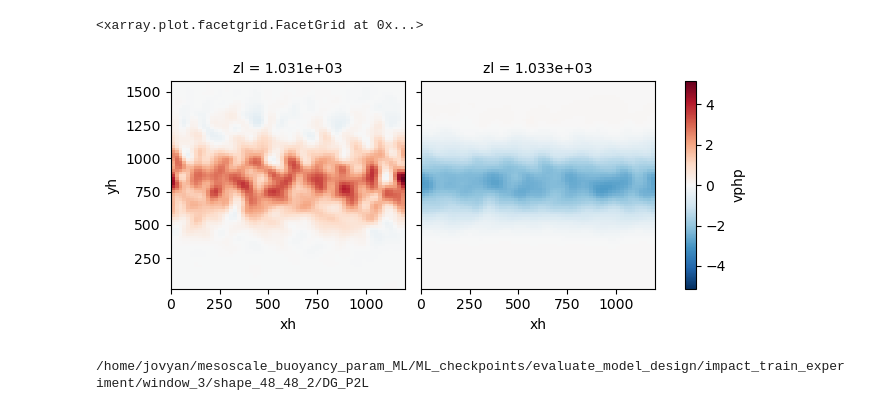
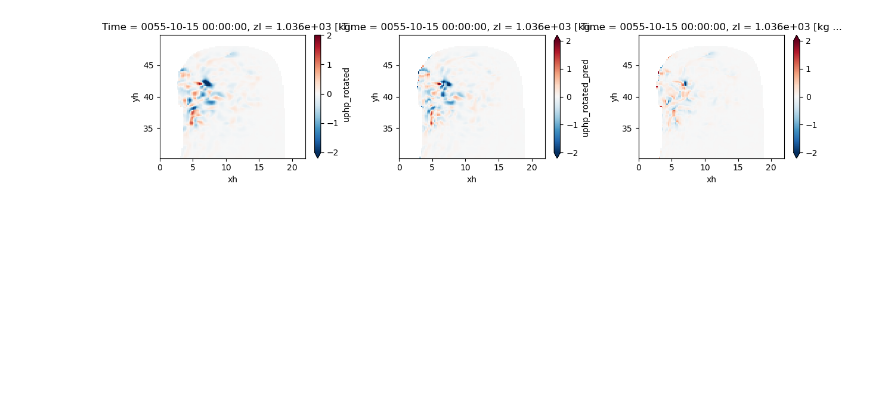
Before and after one commit to dhruvbalwada/mesoscale_buoyancy_param_ML, a Jupyter notebook: offline_analysis/bulk_skill/bulk_properties_prediction_skill.ipynb, the cells around one changed output. Cells and saved outputs as stored; diff of their text form; code cells hidden in the pictures; blank space fills up the shorter version.

Commit message:
pointwise skill metric plots

```diff
--- a/offline_analysis/bulk_skill/bulk_properties_prediction_skill.ipynb
+++ b/offline_analysis/bulk_skill/bulk_properties_prediction_skill.ipynb
@@ -23,10 +23,10 @@ import evaluation
 # %%
 # We need one place to save all the experiment relevant info.
 experiment_config= {#'simulation_names':['DG','P2L'],
-                    'simulation_names':['P2L'],
+                    'simulation_names':['P2L','DG'],
                     'filter_scales':['50','100','200','400'],
                     #'filter_scales':['100'],
-                    'window_size':3,
+                    'window_size':1,
                     'all_ml_variables' : ['dudx_widened_rotated_nondim',  # must include all variables, including those used as coefficients
                                           'dvdx_widened_rotated_nondim',
                                           'dudy_widened_rotated_nondim',
@@ -59,16 +59,12 @@ experiment_config= {#'simulation_names':['DG','P2L'],
 
                     'use_coeff_channels': False,
 
-                    'all_time_range': slice(0, 3600),
-                    'train_time_range': slice(0, 1024),
-                    'test_time_range' : slice(-128, None),
-                    'eval_time_range' : slice(0, 3600),
-                    'num_train_batches': 128,
-                    'num_test_batches' : 8,
+                    'all_time_range': slice(2000, 3600),
+                    'eval_time_range' : slice(0, 1400),
 
                     #'num_inputs': 55,
                     'network_shape': [48, 48, 2],
-                    'exp_ckpt_save_dir': '/home/jovyan/mesoscale_buoyancy_param_ML/ML_checkpoints/evaluate_model_design/impact_train_experiment/window_3/shape_48_48_2/'
+                    'exp_ckpt_save_dir': '/home/jovyan/mesoscale_buoyancy_param_ML/ML_checkpoints/main_models/window_3/shape_48_48_2/1point'
                     #'network_shape': [36, 36, 2],
                     #'exp_ckpt_save_dir': '/home/jovyan/mesoscale_buoyancy_param_ML/ML_checkpoints/evaluate_model_design/impact_train_experiment/window_3/'
 
@@ -90,5 +83,0 @@ ds = DT.simulation_data['P2L']['100']
-# %%
-ds.vphp.isel(Time=slice(-400,None)).mean('Time').plot(col='zl')
-# %% [output]
-<xarray.plot.facetgrid.FacetGrid at 0x...>
-[figure, removed]
@@ -103,23 +84,38 @@ for set_keys in exp_sets.keys():
 # %%
 # Load in and get the models ready to evaluate
-for set_keys in exp_sets.keys():
-    print(exp_sets[set_keys]['save_dir'])
-    exp_sets[set_keys]['eval_sys'] = evaluation.EvalSystem(simulation_data=DT,
-                                             input_channels=experiment_config['input_channels'],
-                                             output_channels=experiment_config['output_channels'],
-                                             coeff_channels=experiment_config['coeff_channels'],
-                                             extra_channels=experiment_config['extra_channels'],
-                                             use_norm_factors=True,
-                                             eval_time_slice= experiment_config['eval_time_range'],
-                                             num_inputs=experiment_config['num_inputs'],
-                                             shape=experiment_config['network_shape'],
-                                             ckpt_dir=exp_sets[set_keys]['save_dir'],
-                                             use_coeff_channels=experiment_config['use_coeff_channels'])
+#for set_keys in exp_sets.keys():
+eval_sys = evaluation.EvalSystem(simulation_data=DT,
+                                         input_channels=experiment_config['input_channels'],
+                                         output_channels=experiment_config['output_channels'],
+                                         coeff_channels=experiment_config['coeff_channels'],
+                                         extra_channels=experiment_config['extra_channels'],
+                                         use_norm_factors=True,
+                                         eval_time_slice= experiment_config['eval_time_range'],
+                                         num_inputs=experiment_config['num_inputs'],
+                                         shape=experiment_config['network_shape'],
+                                         ckpt_dir=experiment_config['exp_ckpt_save_dir'],
+                                         use_coeff_channels=experiment_config['use_coeff_channels'])
 
 
-    exp_sets[set_keys]['eval_sys'].read_ann_regression_model()
-    exp_sets[set_keys]['eval_sys'].read_eval_data()
-    exp_sets[set_keys]['eval_sys'].predict()
-    exp_sets[set_keys]['eval_sys'].dimensionalize()
+eval_sys.read_ann_regression_model()
+eval_sys.read_eval_data()
+eval_sys.predict()
+eval_sys.dimensionalize()
-# %% [output]
-/home/jovyan/mesoscale_buoyancy_param_ML/ML_checkpoints/evaluate_model_design/impact_train_experiment/window_3/shape_48_48_2/DG_P2L
+# %%
+plt.figure(figsize=(12,3))
+
+vmin = -2
+ds = eval_sys.eval_datatree.ml_dataset['DG']['100']
+
+plt.subplot(131)
+ds.uphp_rotated.isel(Time=0, zl=1).plot(vmin=vmin)
+
+plt.subplot(132)
+ds.uphp_rotated_pred.isel(Time=0, zl=1).plot(vmin=vmin)
+
+plt.subplot(133)
+(ds.uphp_rotated - ds.uphp_rotated_pred).isel(Time=0, zl=1).plot(vmin=vmin)
+
+plt.tight_layout()
+# %% [output]
+[figure, added]
```
Also changed, not shown: parts of 12 cells of this notebook, 5 other files.
